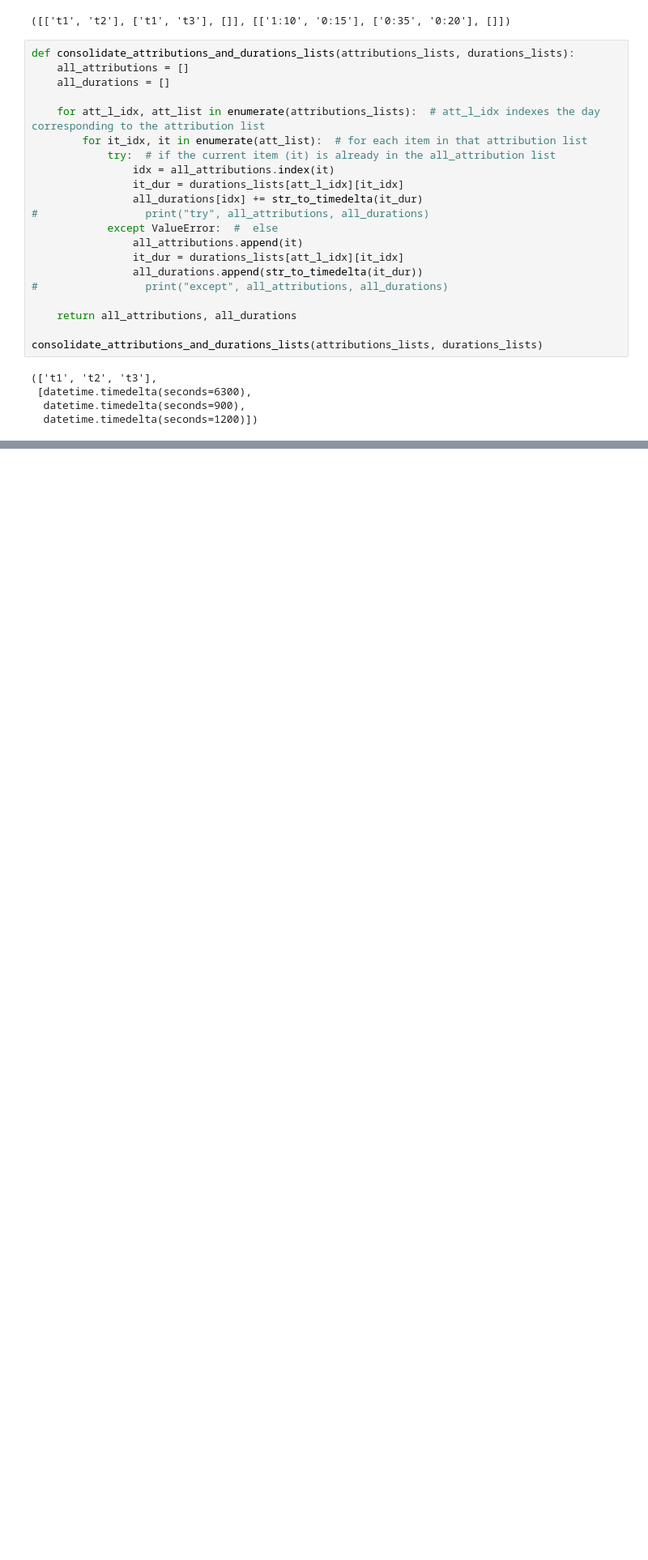
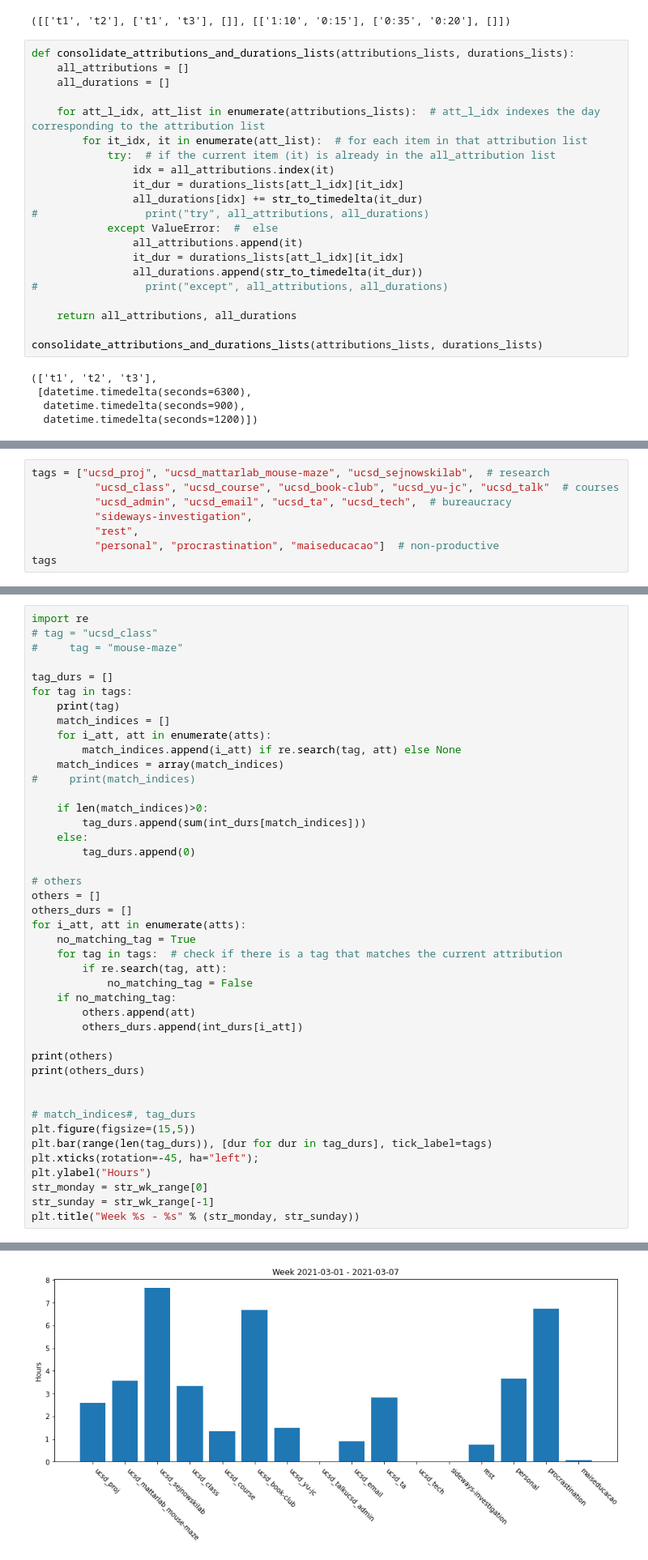
Before and after one commit to homerobse/work-journal, a Jupyter notebook: tags-join.ipynb, the cells around one changed output, grey strips where cells are left out. Shown: that part at 81% size. Cells and saved outputs as stored; diff of their text form; blank space fills up the shorter version.

```diff
--- a/tags-join.ipynb
+++ b/tags-join.ipynb
@@ -122,0 +151,8 @@ atts, durs
+# %%
+tags = ["ucsd_proj", "ucsd_mattarlab_mouse-maze", "ucsd_sejnowskilab",  # research
+          "ucsd_class", "ucsd_course", "ucsd_book-club", "ucsd_yu-jc", "ucsd_talk"  # courses
+          "ucsd_admin", "ucsd_email", "ucsd_ta", "ucsd_tech",  # bureaucracy
+          "sideways-investigation",
+          "rest",
+          "personal", "procrastination", "maiseducacao"]  # non-productive
+tags
@@ -122,0 +176,44 @@ atts, durs
+# %%
+import re
+# tag = "ucsd_class"
+#     tag = "mouse-maze"
+
+tag_durs = []
+for tag in tags:
+    print(tag)
+    match_indices = []
+    for i_att, att in enumerate(atts):
+        match_indices.append(i_att) if re.search(tag, att) else None
+    match_indices = array(match_indices)
+#     print(match_indices)
+
+    if len(match_indices)>0:
+        tag_durs.append(sum(int_durs[match_indices]))
+    else:
+        tag_durs.append(0)
+
+# others
+others = []
+others_durs = []
+for i_att, att in enumerate(atts):
+    no_matching_tag = True
+    for tag in tags:  # check if there is a tag that matches the current attribution
+        if re.search(tag, att):
+            no_matching_tag = False
+    if no_matching_tag:
+        others.append(att)
+        others_durs.append(int_durs[i_att])
+
+print(others)
+print(others_durs)
+
+
+# match_indices#, tag_durs
+plt.figure(figsize=(15,5))
+plt.bar(range(len(tag_durs)), [dur for dur in tag_durs], tick_label=tags)
+plt.xticks(rotation=-45, ha="left");
+plt.ylabel("Hours")
+str_monday = str_wk_range[0]
+str_sunday = str_wk_range[-1]
+plt.title("Week %s - %s" % (str_monday, str_sunday))
+# %% [output]
@@ -122,0 +239 @@ atts, durs
+[figure, added]
```
Also changed, not shown: parts of 12 cells of this notebook.
